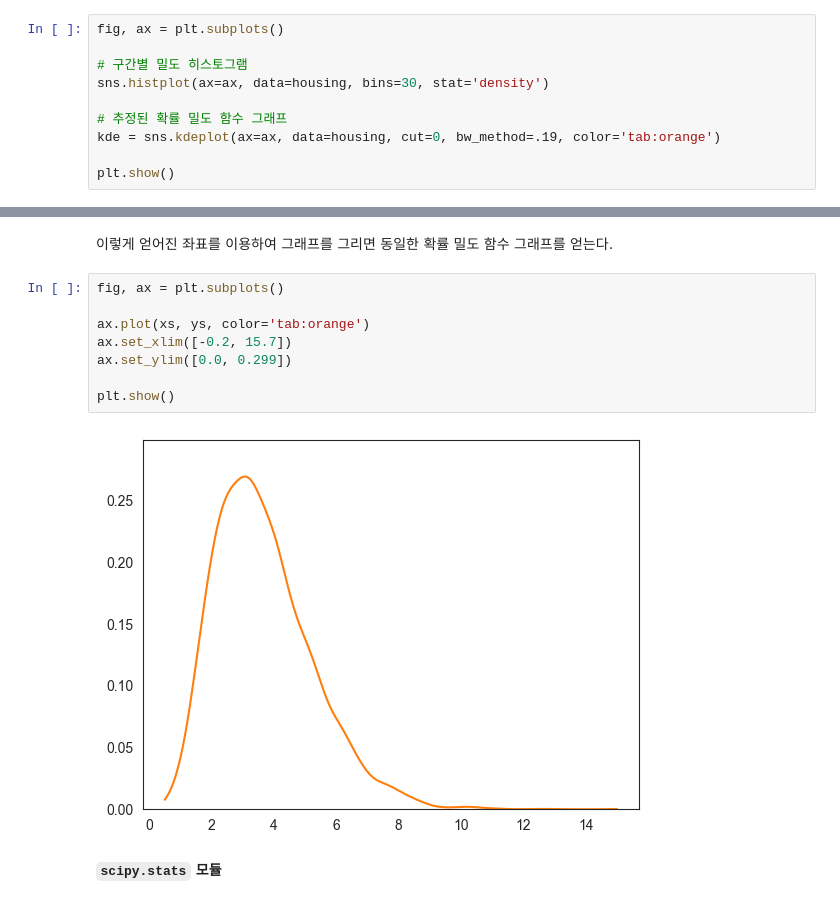
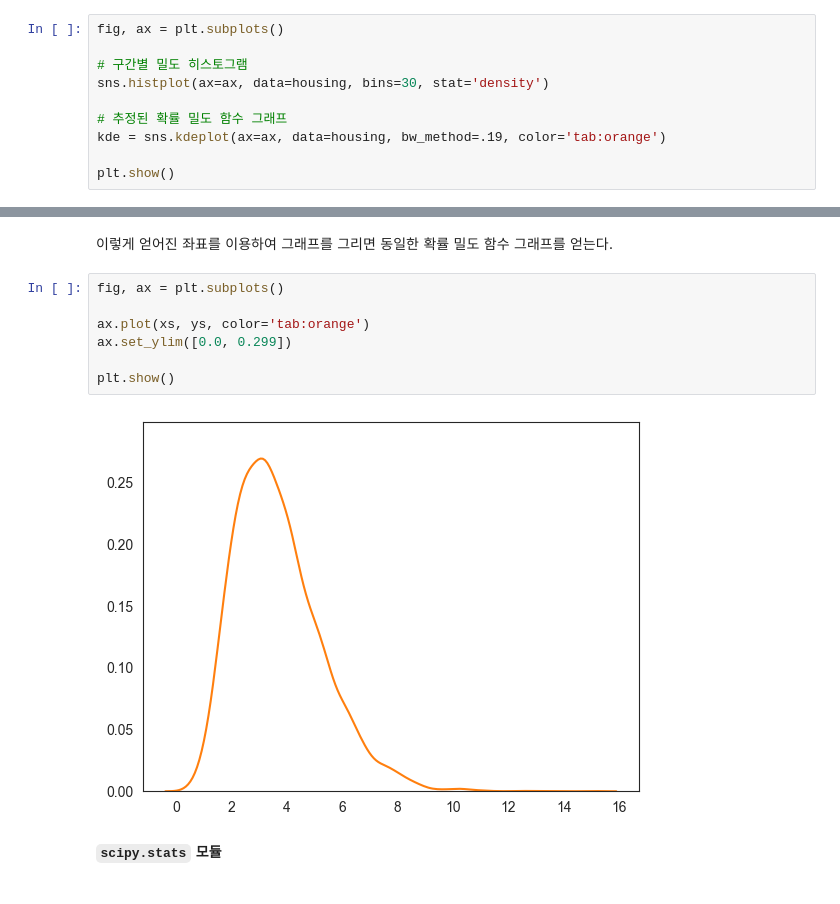
Before and after one commit to codingalzi/DataSci, a Jupyter notebook: _sources/probability_continuous.ipynb, the cells around one changed output, grey strips where cells are left out. Saved outputs shown, nothing was run; the diff lists cells and outputs as text.

```diff
--- a/_sources/probability_continuous.ipynb
+++ b/_sources/probability_continuous.ipynb
@@ -677,7 +696,7 @@ fig, ax = plt.subplots()
 sns.histplot(ax=ax, data=housing, bins=30, stat='density')
 
 # 추정된 확률 밀도 함수 그래프
-kde = sns.kdeplot(ax=ax, data=housing, cut=0, bw_method=.19, color='tab:orange')
+kde = sns.kdeplot(ax=ax, data=housing, bw_method=.19, color='tab:orange')
 
 plt.show()
 # %% [output]
@@ -693,13 +712,12 @@ xs, ys = kde.get_lines()[0].get_data()
 # %%
 fig, ax = plt.subplots()
 
 ax.plot(xs, ys, color='tab:orange')
-ax.set_xlim([-0.2, 15.7])
 ax.set_ylim([0.0, 0.299])
 
 plt.show()
 # %% [output]
-[figure, old version]
+[figure, new version]
 # %% [markdown]
 **`scipy.stats` 모듈**
 # %% [markdown]
```
Also changed, not shown: parts of 31 cells of this notebook, 10 other files.
